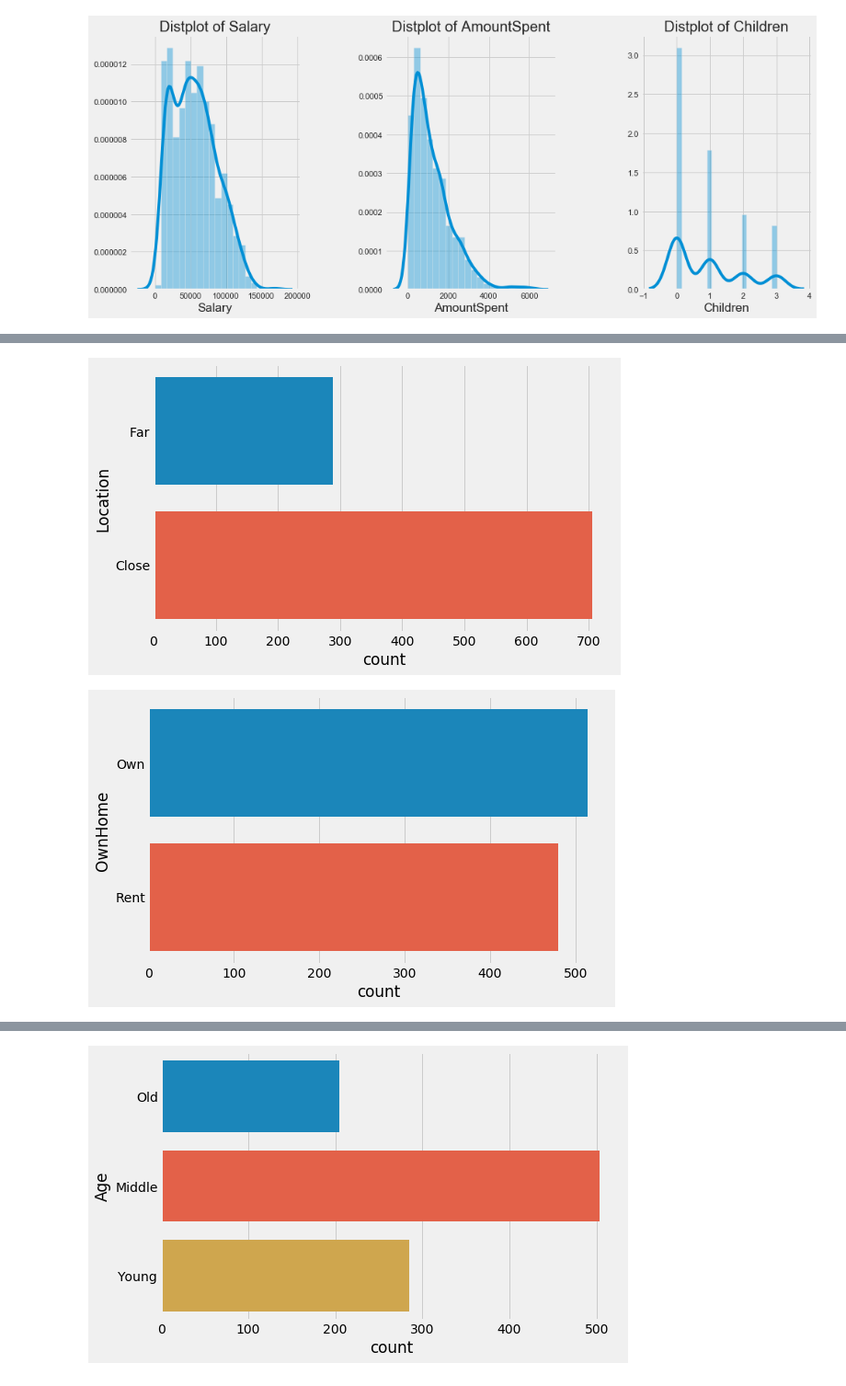
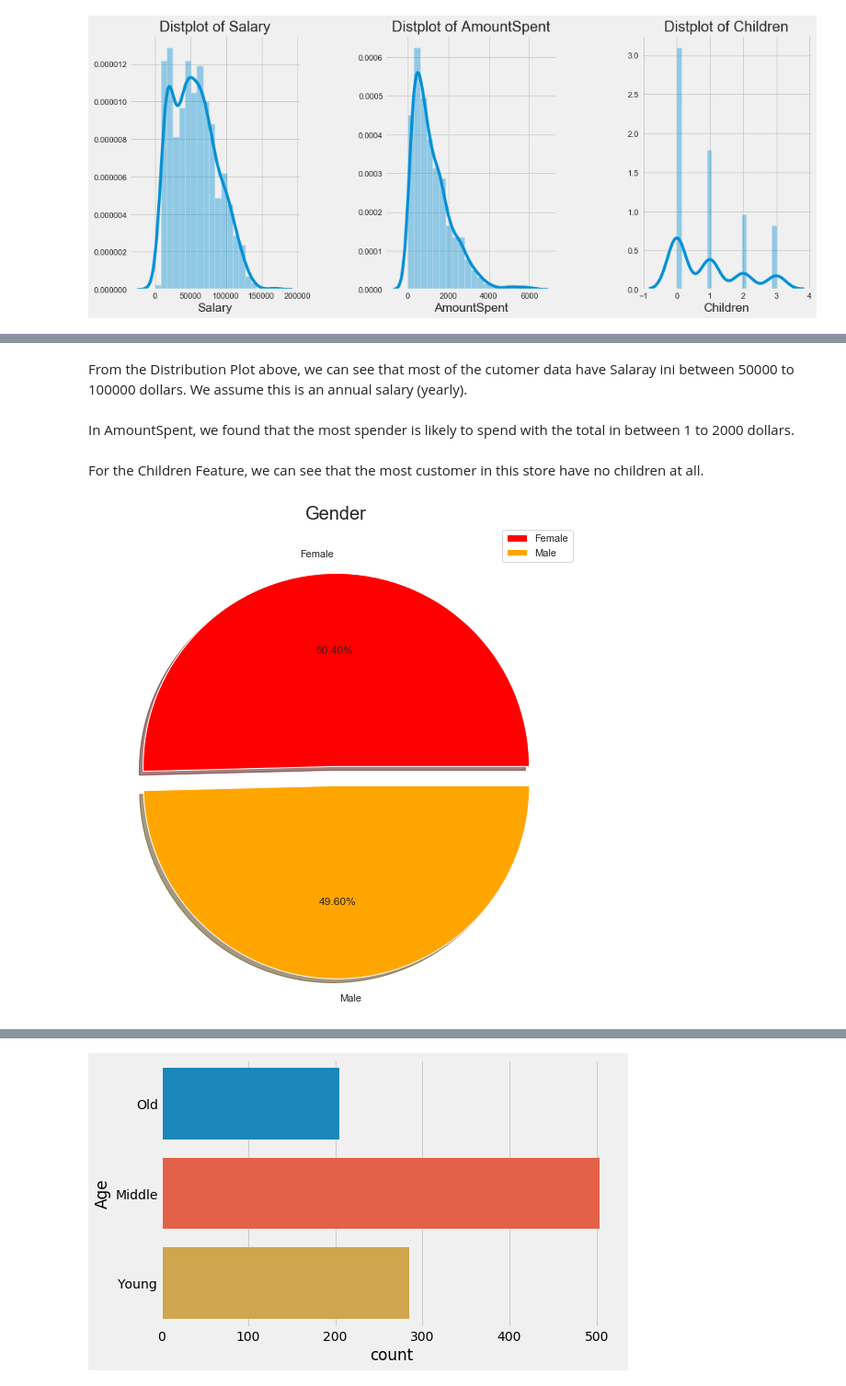
Before and after one commit to PradanaIndra/FinalProject, a Jupyter notebook: FinalProject_Pradana.ipynb, the cells around one changed output, grey strips where cells are left out. Shown at 92% size. Cells and saved outputs as stored; diff of their text form; code cells hidden in the pictures.

```diff
--- a/FinalProject_Pradana.ipynb
+++ b/FinalProject_Pradana.ipynb
@@ -193,12 +201,20 @@ plt.show()
-# %%
-plt.figure(1 , figsize = (8 , 5))
-sns.countplot(y = 'Location' , data = df)
-plt.show()
-# %% [output]
-[figure, removed]
-# %%
-plt.figure(1 , figsize = (8 , 5))
-sns.countplot(y = 'OwnHome' , data = df)
-plt.show()
-# %% [output]
-[figure, removed]
+# %% [markdown]
+From the Distribution Plot above, we can see that most of the cutomer data have Salaray ini between 50000 to 100000 dollars. We assume this is an annual salary (yearly).
+# %% [markdown]
+In AmountSpent, we found that the most spender is likely to spend with the total in between 1 to 2000 dollars.
+# %% [markdown]
+For the Children Feature, we can see that the most customer in this store have no children at all.
+# %%
+labels = ['Female', 'Male']
+size = df['Gender'].value_counts()
+colors = ['red', 'orange']
+explode = [0, 0.1]
+
+plt.rcParams['figure.figsize'] = (9, 9)
+plt.pie(size, colors = colors, explode = explode, labels = labels, shadow = True, autopct = '%.2f%%')
+plt.title('Gender', fontsize = 20)
+plt.axis('off')
+plt.legend()
+plt.show()
+# %% [output]
+[figure, added]
```
Also changed, not shown: parts of 21 cells of this notebook.
